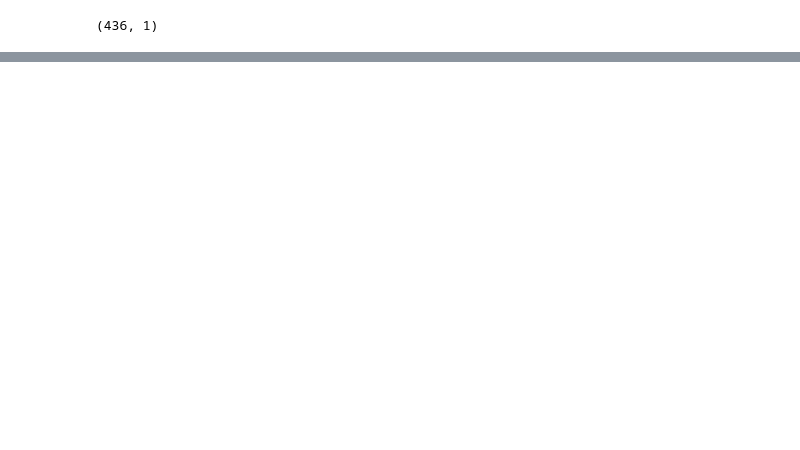
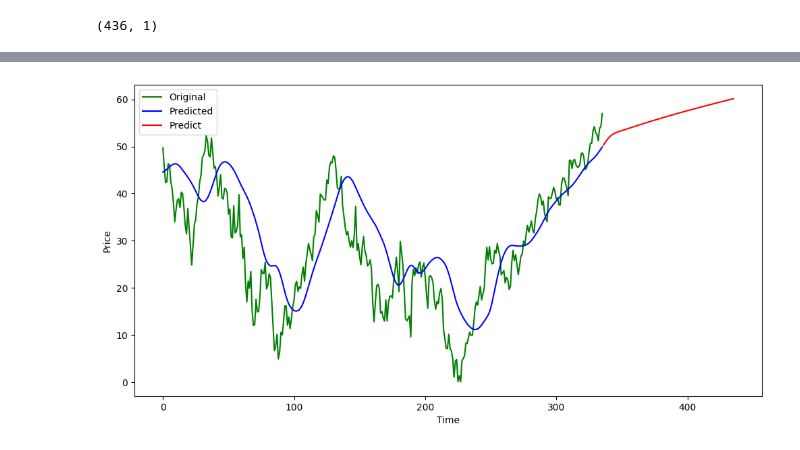
Before and after one commit to Arashomranpour/stock_1, a Jupyter notebook: stock_1.ipynb, the cells around one changed output, grey strips where cells are left out. Saved outputs shown, nothing was run; the diff lists cells and outputs as text; code cells hidden in the pictures; blank space fills up the shorter version.

```diff
--- a/stock_1.ipynb
+++ b/stock_1.ipynb
@@ -232,0 +269,23 @@ array([[39.249126],
+# %%
+
+past_100 = final_df.tail(100)
+input_data = scaler.transform(past_100)
+future_predictions = []
+for i in range(100):
+    x_input = input_data[-100:].reshape((1, 100, 1))
+    y_pred = model.predict(x_input)
+    future_predictions.append(y_pred[0, 0])
+    input_data = np.append(input_data, y_pred)
+    input_data = np.delete(input_data, 0)
+future_predictions = np.array(future_predictions)
+future_predictions = future_predictions * scale_factor
+
+plt.figure(figsize=(12,6))
+plt.plot(y_test,"g",label="Original")
+plt.plot(y_predict,"b",label="Predicted")
+plt.plot(range(len(y_test), len(y_test) + len(future_predictions)), future_predictions, "r", label="Predict")
+plt.xlabel("Time")
+plt.ylabel("Price")
+plt.legend()
+plt.show()
+# %% [output]
@@ -232,0 +309 @@ array([[39.249126],
+[figure, added]
```
Also changed, not shown: parts of 15 cells of this notebook, 3 other files.
